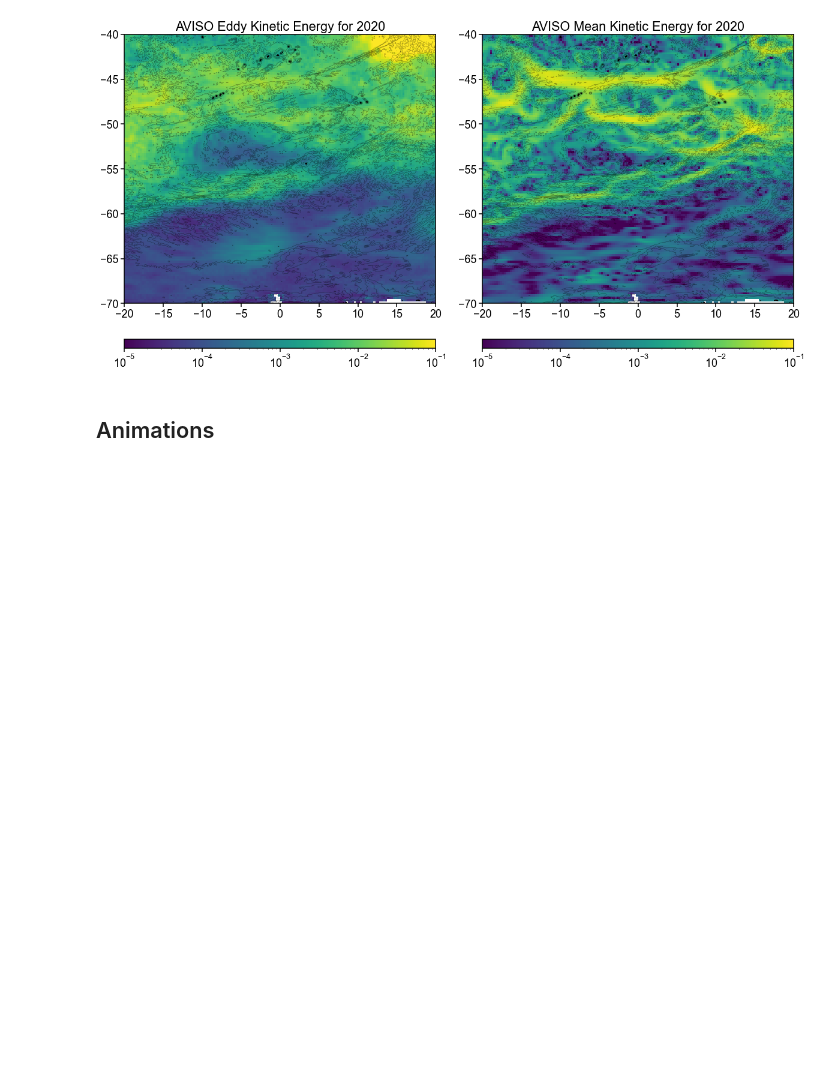
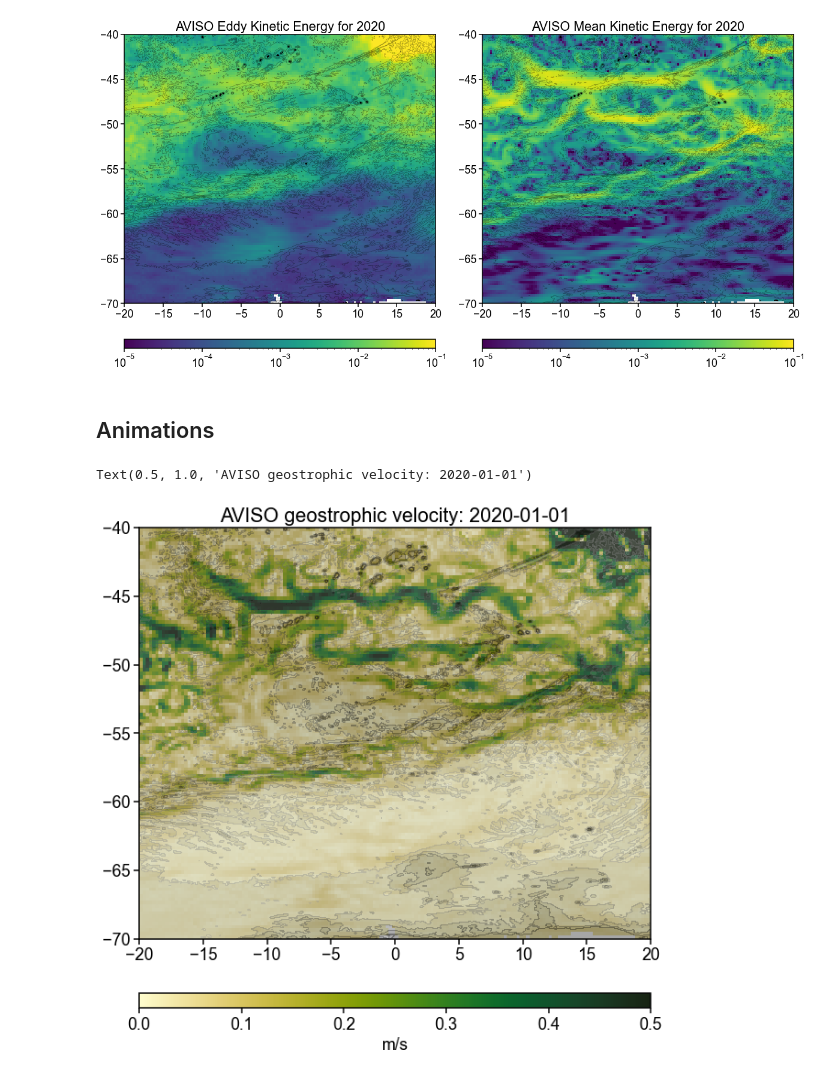
Before and after one commit to marcelduplessis/aviso-vel-eke, a Jupyter notebook: geo-vel-analysis.ipynb, the cells around one changed output. Drawn from its saved outputs; the diff is of its cells as text; code cells hidden in the pictures; blank space fills up the shorter version.

```diff
--- a/geo-vel-analysis.ipynb
+++ b/geo-vel-analysis.ipynb
@@ -94,6 +97,27 @@ Text(0.5, 1.0, 'AVISO Mean Kinetic Energy for 2020')
 ssa['gos'] = (('time', 'latitude', 'longitude'), np.sqrt(ssa.ugos**2+ssa.vgos**2).data)
 # %%
 ssa=ssa.load()
+# %%
+# Setup the initial plot
+fig,ax=plt.subplots(figsize=(10, 11))
+
+image=ax.pcolormesh(ssa.longitude, ssa.latitude, ssa.gos.isel(time=0),
+                    vmin=0, vmax=0.5,
+                    cmap=cmo.speed
+                   )
+
+plt.colorbar(mappable=image, ax=ax, aspect=35, pad=0.1, orientation='horizontal', label='m/s')
+
+
+ax.contourf(etopo.x, etopo.y, etopo.z,
+            levels=np.arange(-8000, 0, 1000),
+            cmap='gray_r', alpha=0.35, extend='both',
+           )
+
+ax.set_title('AVISO geostrophic velocity: '+str(ssa.isel(time=0).time.values)[:10])
+# %% [output]
+Text(0.5, 1.0, 'AVISO geostrophic velocity: 2020-01-01')
+[figure, added]
 # %%
 # Setup the initial plot
 fig,ax=plt.subplots(figsize=(10, 11))
```
Also changed, not shown: parts of 5 cells of this notebook, 3 other files.
